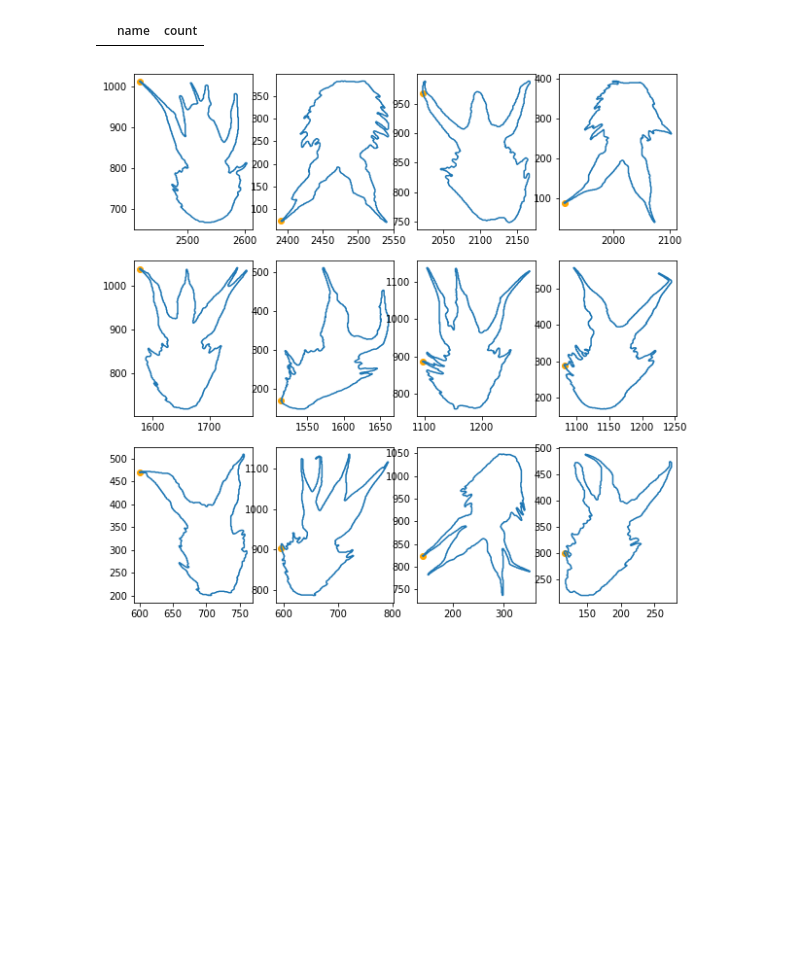
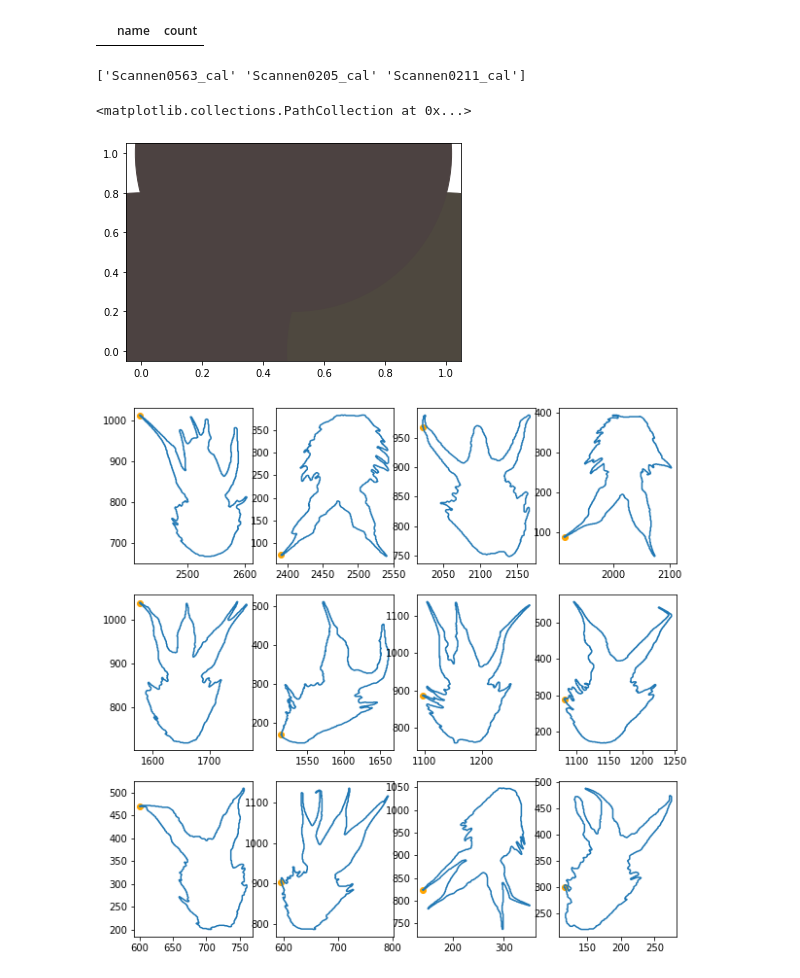
Before and after one commit to TankredO/seed_detector, a Jupyter notebook: tests.ipynb, the cells around one changed output. Drawn from its saved outputs; the diff is of its cells as text; code cells hidden in the pictures; blank space fills up the shorter version.

Commit message:
median and mean colors

```diff
--- a/tests.ipynb
+++ b/tests.ipynb
@@ -56,3 +62,20 @@ def plot_box(xy, ax=None, box_type='ellipse'):
+# %%
+df = pd.read_csv('./test_measure.csv')
+print(df['group'].unique())
+fig, ax = plt.subplots(1,1)
+ax.scatter(
+    (0,1,0.5), (0,0,1),
+    c=(
+        skimage.color.lab2rgb(df.query('group == "Scannen0205_cal"')[['L_median', 'a_median', 'b_median']].median().values),
+        skimage.color.hsv2rgb(df.query('group == "Scannen0205_cal"')[['H_median', 'S_median', 'V_median']].median().values),
+        (df.query('group == "Scannen0205_cal"')[['R_median', 'G_median', 'B_median']].median().values / 255),
+    ),
+    s=100000,
+)
+# %% [output]
+['Scannen0563_cal' 'Scannen0205_cal' 'Scannen0211_cal']
+<matplotlib.collections.PathCollection at 0x...>
+[figure, added]
 # %%
 import seed_detector.tools as sdt
 
```
Also changed, not shown: parts of 1 cell of this notebook, 1 other file.
